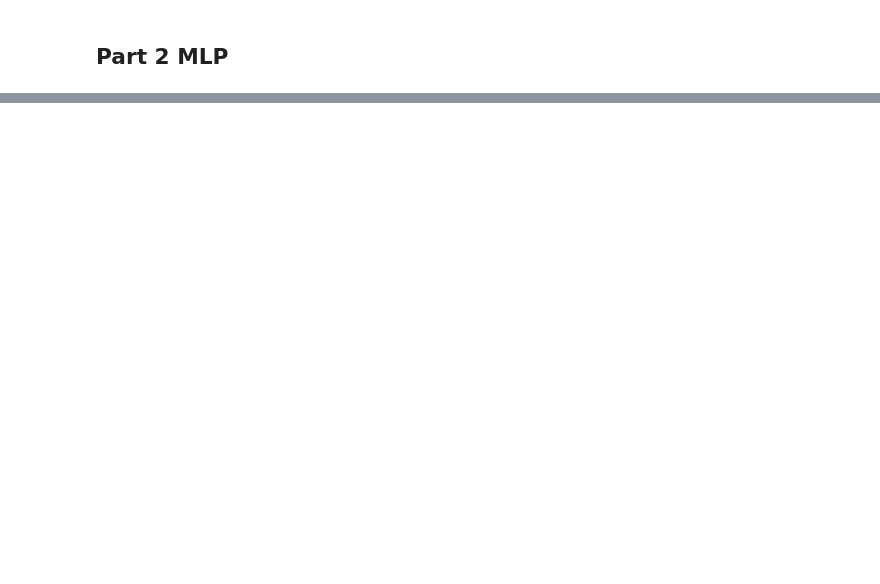
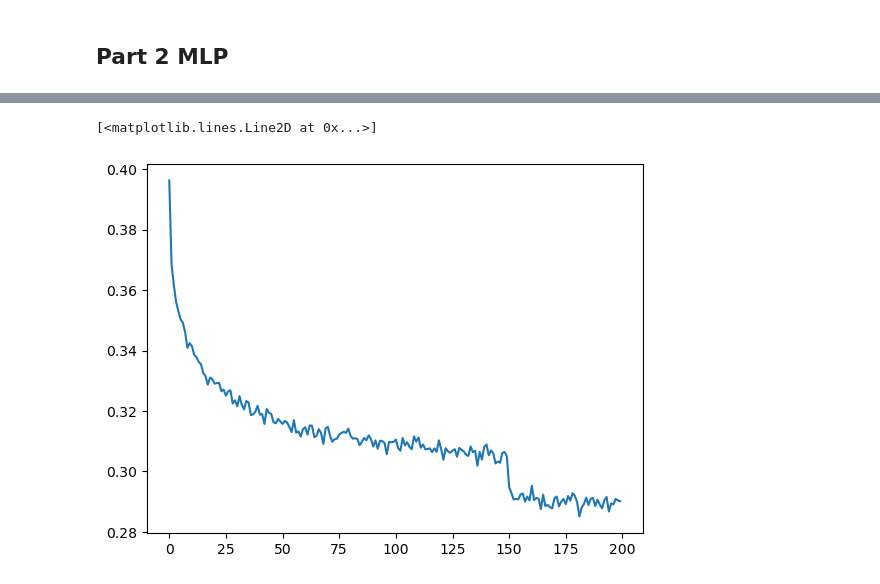
Before and after one commit to zvkong/ai-core, a Jupyter notebook: src/z2h/makemore/makemore.ipynb, the cells around one changed output, grey strips where cells are left out. Saved outputs shown, nothing was run; the diff lists cells and outputs as text; code cells hidden in the pictures; blank space fills up the shorter version.

```diff
--- a/src/z2h/makemore/makemore.ipynb
+++ b/src/z2h/makemore/makemore.ipynb
@@ -179,0 +1061,9 @@ da.
+# %%
+# build the vocabulary of characters and mappings to/from integers
+chars = sorted(list(set(''.join(words))))
+stoi = {s:i+1 for i,s in enumerate(chars)}
+stoi['.'] = 0
+itos = {i:s for s,i in stoi.items()}
+vocab_size = len(itos)
+print(itos)
+print(vocab_size)
@@ -179,0 +1107,3 @@ da.
+# %%
+for x,y in zip(Xtr[:20], Ytr[:20]):
+  print(''.join(itos[ix.item()] for ix in x), '-->', itos[y.item()])
@@ -179,0 +1246,31 @@ da.
+# %%
+max_steps = 200000
+batch_size = 32
+lossi = []
+
+for i in range(max_steps):
+
+    ix = torch.randint(0, Xtr.shape[0], (batch_size,)) ## this has replacement may not be a good choice
+    Xb, Yb = Xtr[ix], Ytr[ix]
+
+    ## forward path
+    emb = C[Xb]
+    x = emb.view(emb.shape[0], -1) ## reshape as (block_size*n_embd, )
+    for layer in layers:
+        x = layer(x) ## output a logit value
+    loss = F.cross_entropy(x, Yb)
+
+    ## backward path
+    for p in parameters:
+        p.grad = None
+    loss.backward()
+
+    # update using SGD
+    lr = 0.1 if i < 150000 else 0.01
+    for p in parameters:
+        p.data += -lr*p.grad
+
+    if i % 10000 == 0:
+        print(f"Step {i}, Loss: {loss.item()}")
+
+    lossi.append(loss.log10().item())
@@ -179,0 +1298,5 @@ da.
+# %%
+plt.plot(torch.tensor(lossi).view(200, -1).mean(1))
+# %% [output]
+[<matplotlib.lines.Line2D at 0x...>]
+[figure, added]
```
Also changed, not shown: parts of 62 cells of this notebook.
